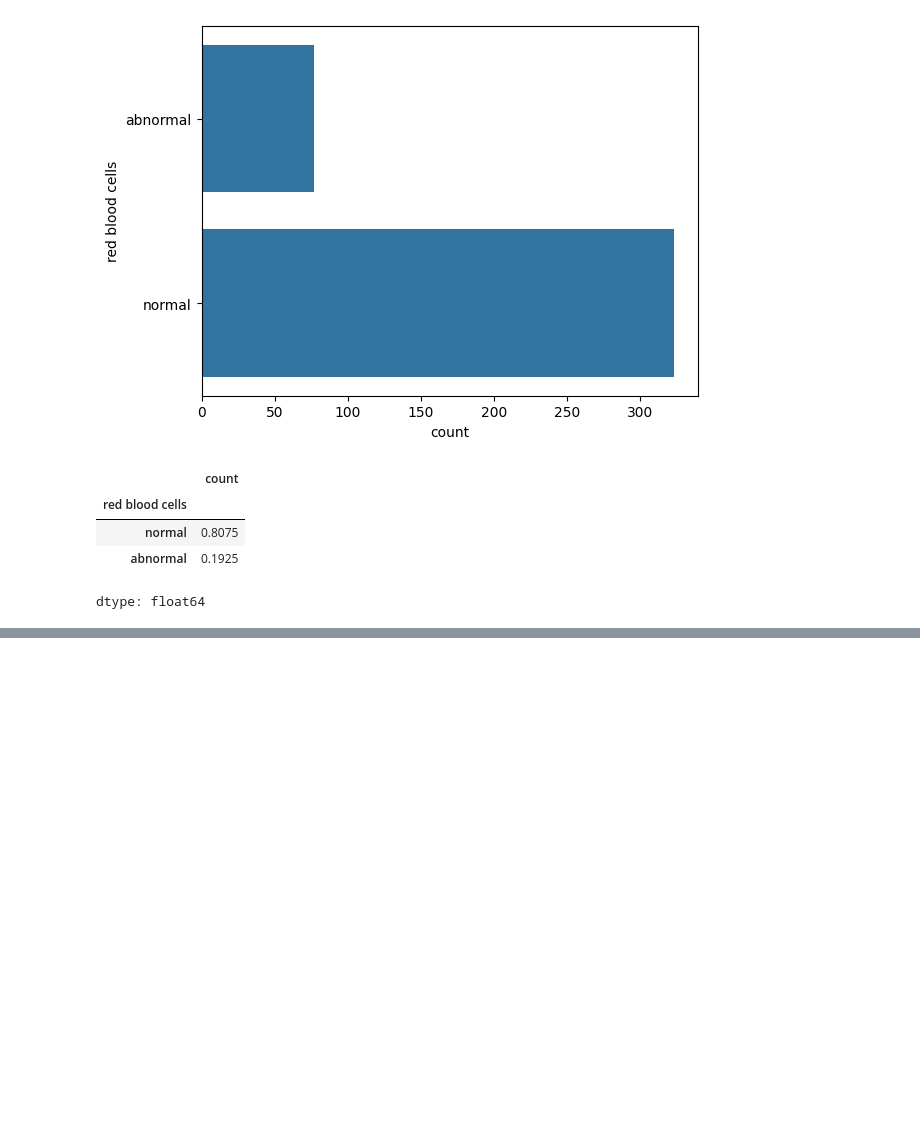
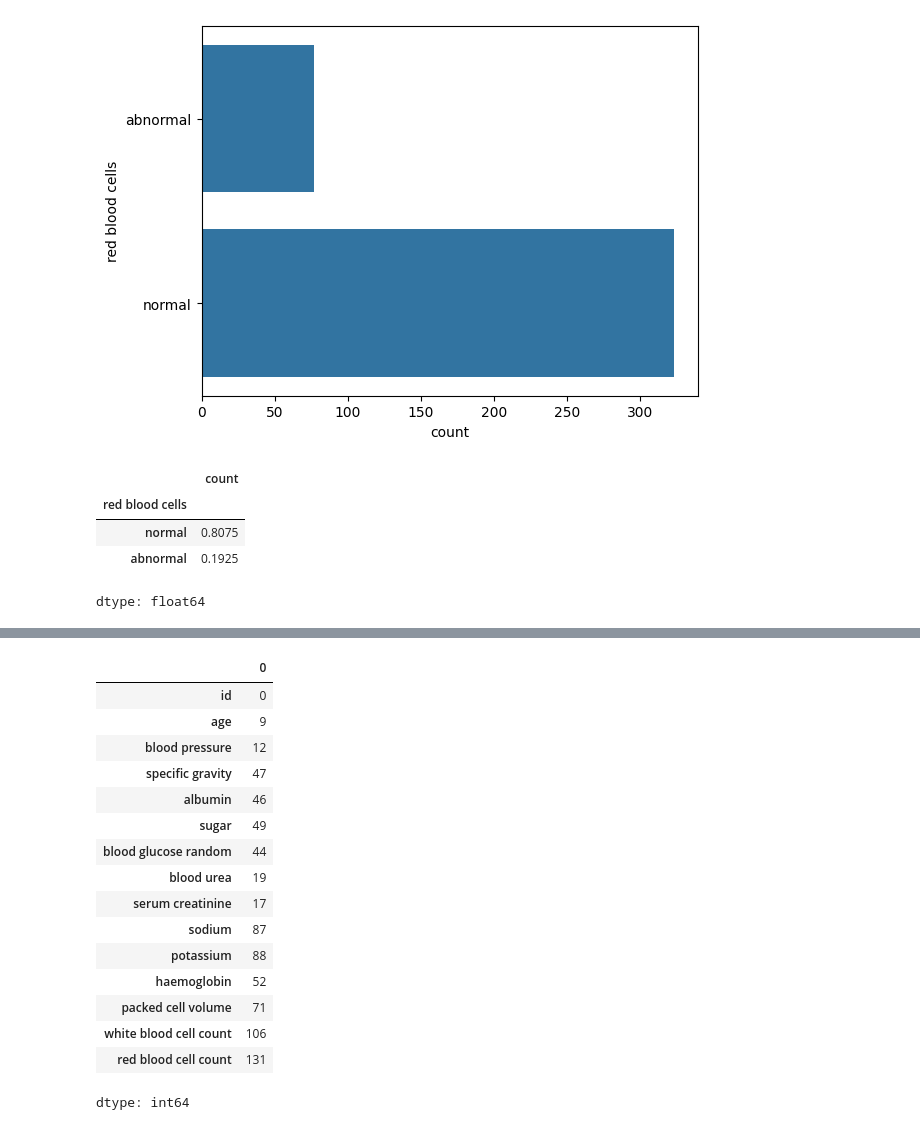
Before and after one commit to Jeevansomavarapu/ML_Project1, a Jupyter notebook: Project1.ipynb, the cells around one changed output, grey strips where cells are left out. Drawn from its saved outputs; the diff is of its cells as text; code cells hidden in the pictures; blank space fills up the shorter version.

```diff
--- a/Project1.ipynb
+++ b/Project1.ipynb
@@ -544,0 +568,3 @@ dtype: float64
+# %%
+mode=data['pus cell clumps'].mode()[0]
+mode
@@ -544,0 +573,3 @@ dtype: float64
+# %%
+
+data['pus cell clumps']=data['pus cell clumps'].fillna(mode)
@@ -544,0 +599,20 @@ dtype: float64
+# %%
+data[num_col].isnull().sum()
+# %% [output]
+|  | 0 |
+| id | 0 |
+| age | 9 |
+| blood pressure | 12 |
+| specific gravity | 47 |
+| albumin | 46 |
+| sugar | 49 |
+| blood glucose random | 44 |
+| blood urea | 19 |
+| serum creatinine | 17 |
+| sodium | 87 |
+| potassium | 88 |
+| haemoglobin | 52 |
+| packed cell volume | 71 |
+| white blood cell count | 106 |
+| red blood cell count | 131 |
+dtype: int64
```
Also changed, not shown: parts of 10 cells of this notebook.
